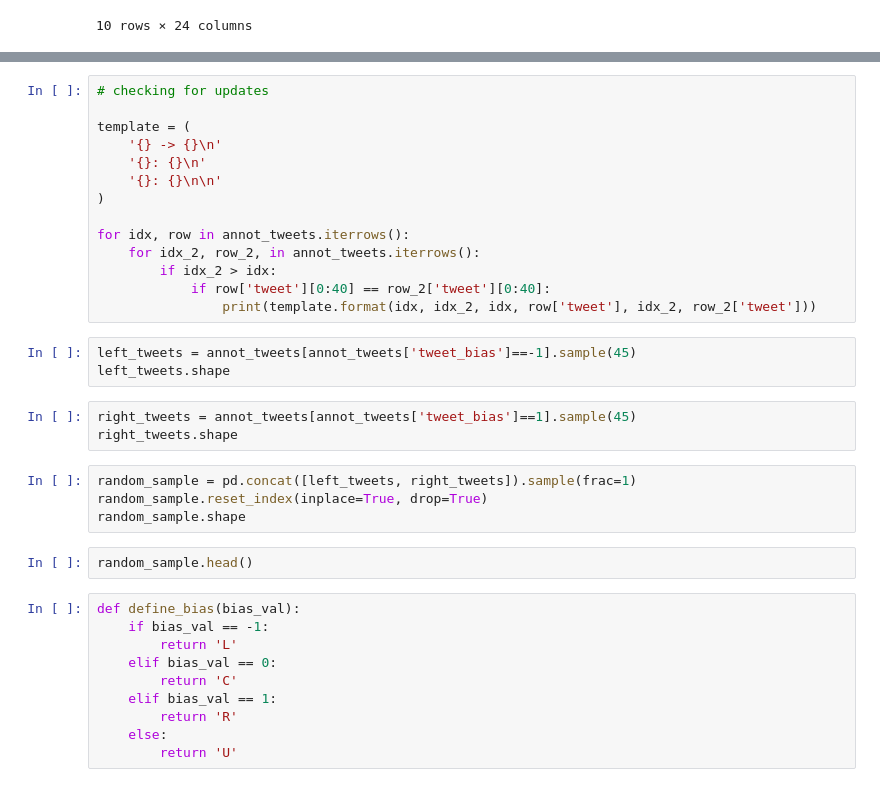
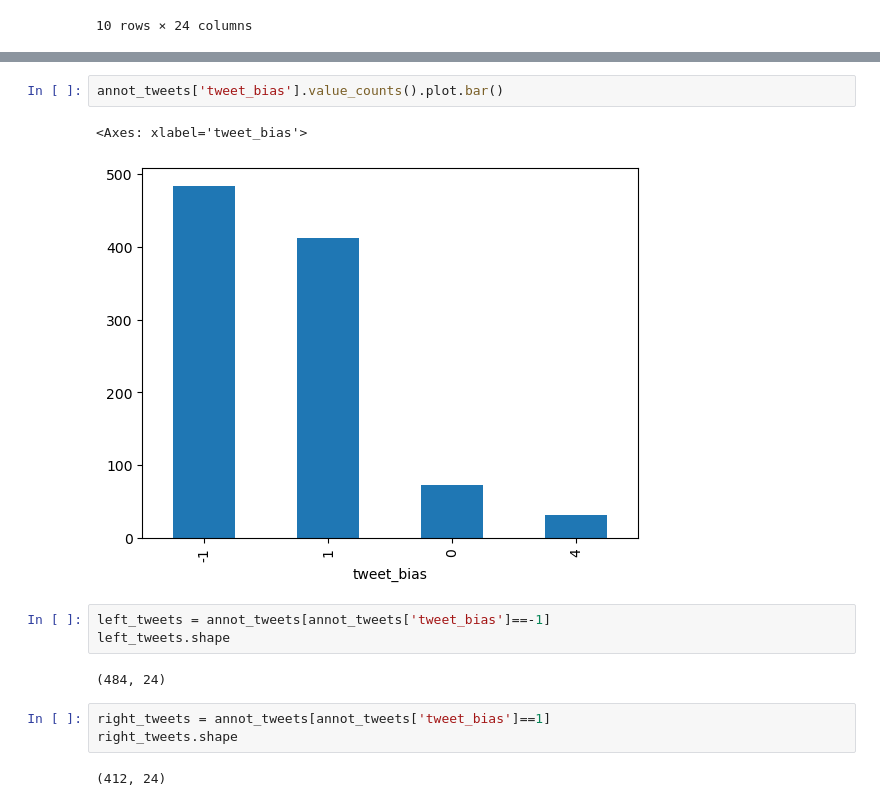
Before and after one commit to lucasraniere/tweet-labeling-tool, a Jupyter notebook: data/data_view.ipynb, the cells around one changed output, grey strips where cells are left out. Saved outputs shown, nothing was run; the diff lists cells and outputs as text.

```diff
--- a/data/data_view.ipynb
+++ b/data/data_view.ipynb
@@ -31,36 +27,15 @@ annot_tweets.drop_duplicates(subset='tweet', ignore_index=True).shape
-# %%
-# checking for updates
-
-template = (
-    '{} -> {}\n'
-    '{}: {}\n'
-    '{}: {}\n\n'
-)
-
-for idx, row in annot_tweets.iterrows():
-    for idx_2, row_2, in annot_tweets.iterrows():
-        if idx_2 > idx:
-            if row['tweet'][0:40] == row_2['tweet'][0:40]:
-                print(template.format(idx, idx_2, idx, row['tweet'], idx_2, row_2['tweet']))
+# %%
+annot_tweets['tweet_bias'].value_counts().plot.bar()
+# %% [output]
+<Axes: xlabel='tweet_bias'>
+[figure, added]
 # %%
-left_tweets = annot_tweets[annot_tweets['tweet_bias']==-1].sample(45)
+left_tweets = annot_tweets[annot_tweets['tweet_bias']==-1]
 left_tweets.shape
+# %% [output]
+(484, 24)
 # %%
-right_tweets = annot_tweets[annot_tweets['tweet_bias']==1].sample(45)
+right_tweets = annot_tweets[annot_tweets['tweet_bias']==1]
 right_tweets.shape
+# %% [output]
+(412, 24)
-# %%
-random_sample = pd.concat([left_tweets, right_tweets]).sample(frac=1)
-random_sample.reset_index(inplace=True, drop=True)
-random_sample.shape
-# %%
-random_sample.head()
-# %%
-def define_bias(bias_val):
-    if bias_val == -1:
-        return 'L'
-    elif bias_val == 0:
-        return 'C'
-    elif bias_val == 1:
-        return 'R'
-    else:
-        return 'U'
```
Also changed, not shown: parts of 15 cells of this notebook, 2 other files.
